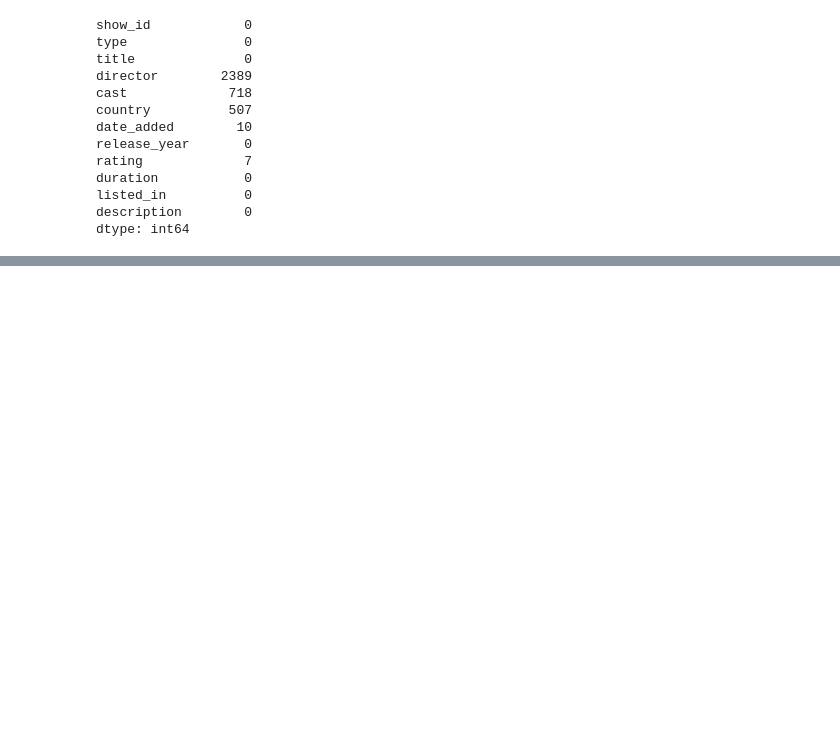
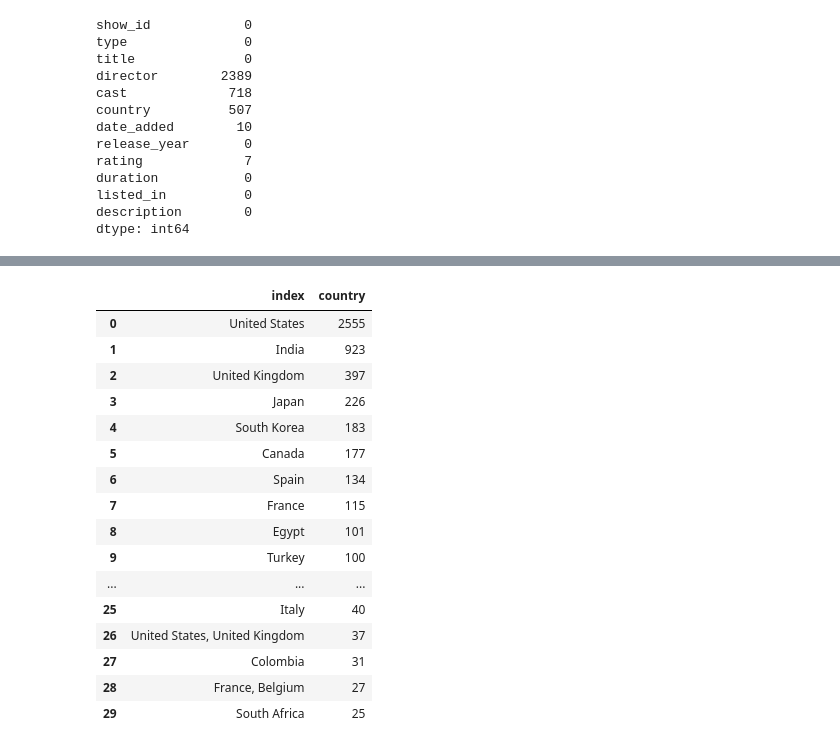
Before and after one commit to MadhurAwasthi/NETFLIX-MOVIES-AND-TV-SHOWS-CLUSTERING-UNSUPERVISED-ML, a Jupyter notebook: NETFLIX_MOVIES_AND_TV_SHOWS_CLUSTERING.ipynb, the cells around one changed output, grey strips where cells are left out. Cells and saved outputs as stored; diff of their text form; code cells hidden in the pictures; blank space fills up the shorter version.

```diff
--- a/NETFLIX_MOVIES_AND_TV_SHOWS_CLUSTERING.ipynb
+++ b/NETFLIX_MOVIES_AND_TV_SHOWS_CLUSTERING.ipynb
@@ -507,0 +545,21 @@ plt.show()
+# %%
+#top 11 country producing movies
+df['country'].value_counts().reset_index().head(30)
+# %% [output]
+|  | index | country |
+| 0 | United States | 2555 |
+| 1 | India | 923 |
+| 2 | United Kingdom | 397 |
+| 3 | Japan | 226 |
+| 4 | South Korea | 183 |
+| 5 | Canada | 177 |
+| 6 | Spain | 134 |
+| 7 | France | 115 |
+| 8 | Egypt | 101 |
+| 9 | Turkey | 100 |
+| ... | ... | ... |
+| 25 | Italy | 40 |
+| 26 | United States, United Kingdom | 37 |
+| 27 | Colombia | 31 |
+| 28 | France, Belgium | 27 |
+| 29 | South Africa | 25 |
```
Also changed, not shown: parts of 12 cells of this notebook.
